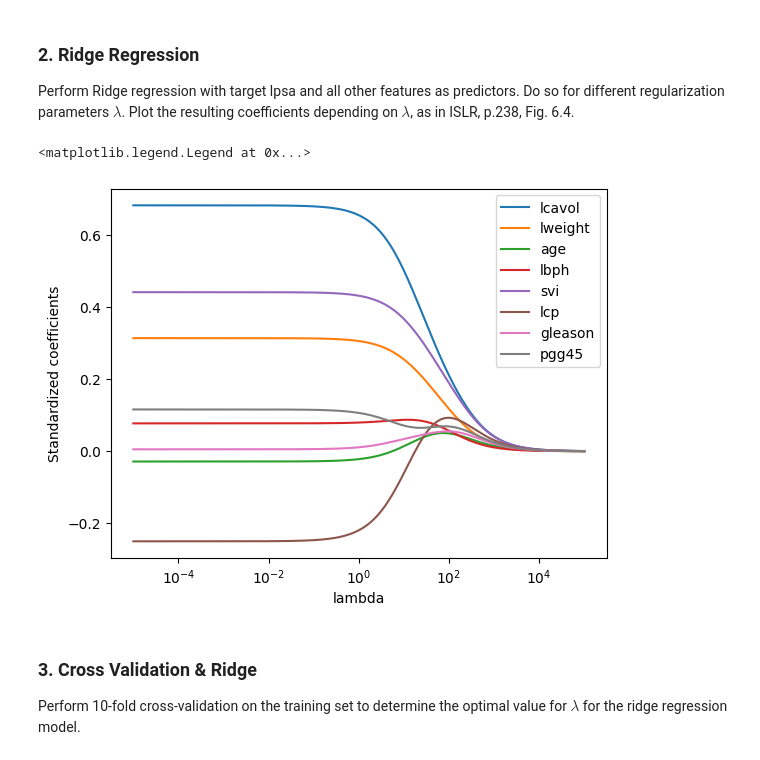
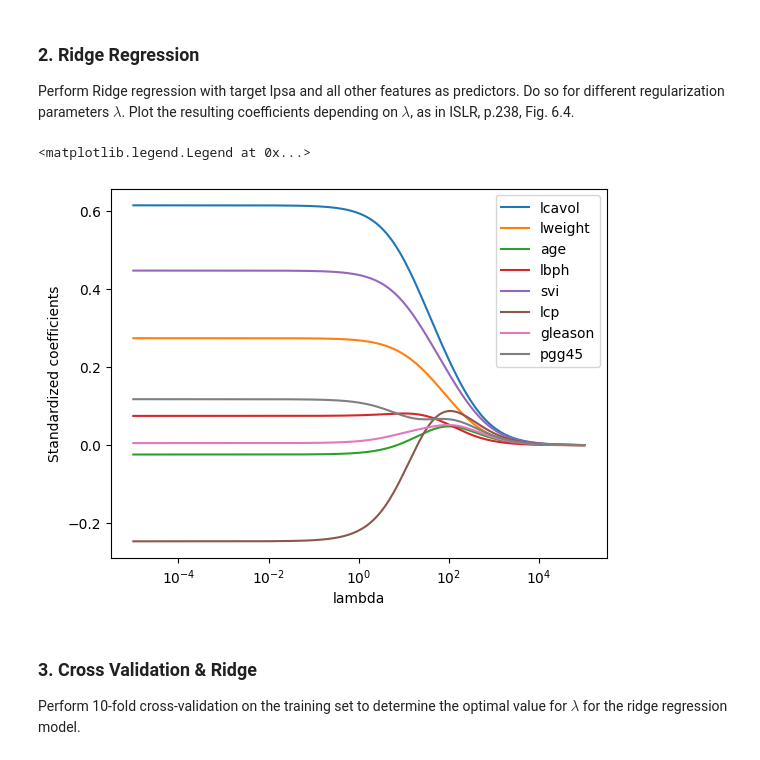
Before and after one commit to WojciechPtas/eml2022, a Jupyter notebook: ExerciseSheet_03/Practical_Problem_1.ipynb, the cells around one changed output. Cells and saved outputs as stored; diff of their text form; code cells hidden in the pictures.

```diff
--- a/ExerciseSheet_03/Practical_Problem_1.ipynb
+++ b/ExerciseSheet_03/Practical_Problem_1.ipynb
@@ -22,32 +22,33 @@ Plot the resulting coefficients depending on $\lambda$, as in ISLR, p.238, Fig.
 # %%
 from sklearn.linear_model import Ridge
 from sklearn.preprocessing import StandardScaler
 
 # This is an example of possible values for the lambda that you can consider.
 lambdas = np.logspace(-5, 5, 200)
 
-st_Xtrain = Xtrain
-StandardScaler().fit_transform(st_Xtrain)
+cols = Xtrain.columns
+# Here we standardize the data to satisfy the Ridge and Lasso prerequisite
+Xtrain = StandardScaler().fit_transform(Xtrain)
 
 res = []
 #TODO
 for i in lambdas:
     rm = Ridge(alpha=i)
-    rm.fit(st_Xtrain, ytrain)
+    rm.fit(Xtrain, ytrain)
     res.append(rm.coef_)
 
 plt.xscale(value="log")
 plt.xlabel("lambda")
 plt.ylabel("Standardized coefficients")
-for i, name in enumerate(st_Xtrain.columns):
+for i, name in enumerate(cols):
     r = []
     for j in res:
         r.append(j[i])
     plt.plot(lambdas, r, label=name)
 plt.legend()
 # %% [output]
 <matplotlib.legend.Legend at 0x...>
-[figure, old version]
+[figure, new version]
 # %% [markdown]
 ### 3. Cross Validation & Ridge
 Perform 10-fold cross-validation on the training set to determine the optimal value for $\lambda$ for the ridge regression model.
```
Also changed, not shown: parts of 9 cells of this notebook.
